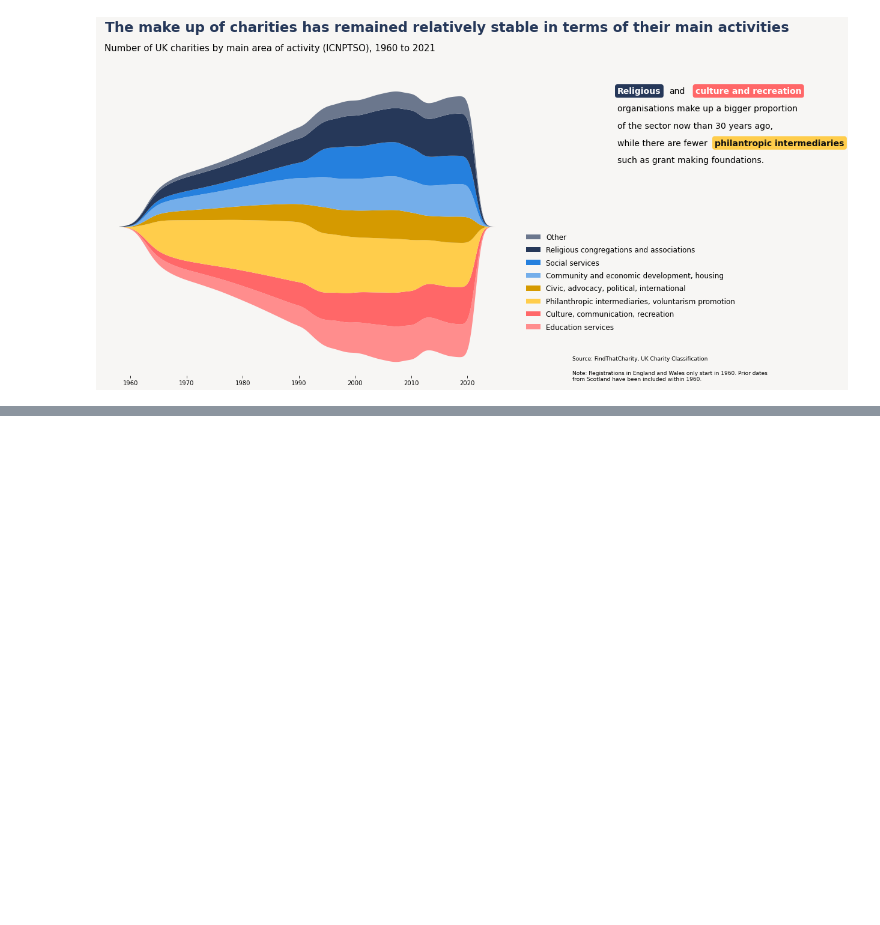
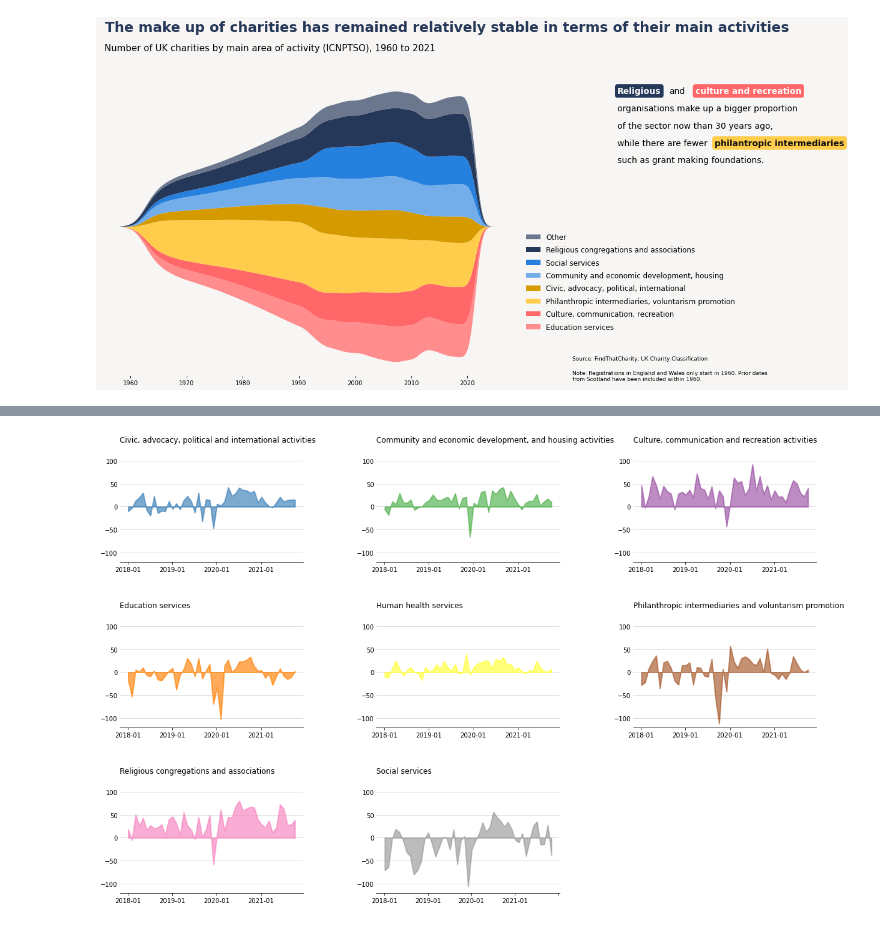
Before and after one commit to Lisa-Ho/small-data-projects, a Jupyter notebook: notebooks/Charity-classification-analysis.ipynb, the cells around one changed output, grey strips where cells are left out. Saved outputs shown, nothing was run; the diff lists cells and outputs as text; code cells hidden in the pictures; blank space fills up the shorter version.

Commit message:
added analysis on removals and registrations ++ started small multiples chart in matplotlib

```diff
--- a/notebooks/Charity-classification-analysis.ipynb
+++ b/notebooks/Charity-classification-analysis.ipynb
@@ -470,0 +499,56 @@ plt.savefig('number-charities-by-icnptso-streamgraph.png', bbox_inches='tight',
+# %%
+net = net[[  'Civic, advocacy, political and international activities',
+       'Community and economic development, and housing activities',
+       'Culture, communication and recreation activities',
+       'Education services',
+       'Human health services',
+       'Philanthropic intermediaries and voluntarism promotion',
+       'Religious congregations and associations', 'Social services',
+           'date']]
+# %%
+data = net
+
+#define figure size
+fig, ax = plt.subplots(figsize=(20,13))
+
+#adjust white space around subplots
+plt.subplots_adjust(left=None, bottom=None, right=None, top=None, wspace=0.4, hspace=0.5)
+
+#set colour palette
+palette = plt.get_cmap('Set1')
+
+# multiple bar plot
+num=0
+for column in data.drop('date', axis=1):
+    num+=1
+
+    # Find the right spot on the plot
+    plt.subplot(3,3, num)
+
+    plt.grid(visible=True, axis='y', zorder=1, color = "#D3D3D3")
+
+    # Plot (use bar, plot, fill_between depending on chart type)
+    plt.fill_between(data['date'], data[column],  color=palette(num),
+             linewidth=1.9, alpha=0.65, label=column, zorder = 2)
+
+
+    # Same limits for every chart
+    #plt.xlim(0,10)
+    plt.ylim(-120,120)
+
+    #get x-axis ticks and set the tickmarks step (here 12 months)
+    start, end = plt.xlim()
+    plt.xticks(np.arange(0-0.1,end, 12))
+
+    #remove tickmarks and change colour of labels on y-axis
+    plt.tick_params(axis='y', length = 0, color = "#444444")
+
+    #remove frame outlines for each chart except bottom
+    for pos in ['right', 'top',  'left']:
+        plt.gca().spines[pos].set_visible(False)
+
+
+    # Add title
+    plt.title(column, loc='left', fontsize=12, fontweight=0.2, y=1.05)
+# %% [output]
+[figure, added]
```
Also changed, not shown: parts of 8 cells of this notebook.
